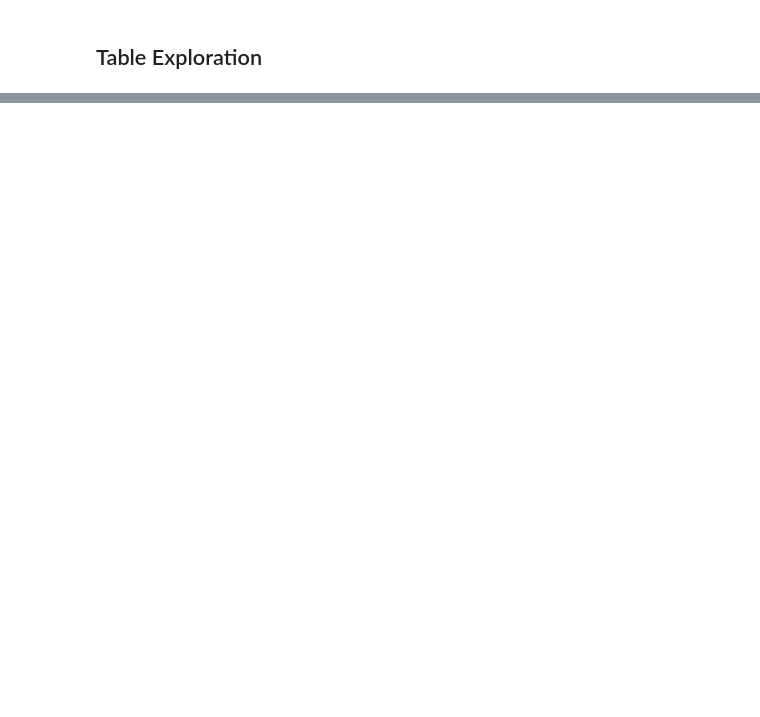
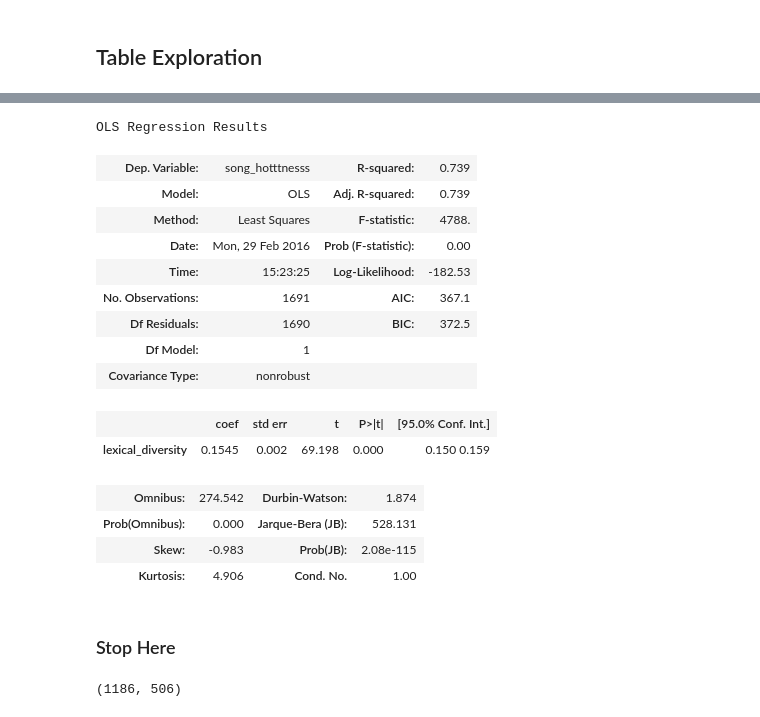
Before and after one commit to ezriah/MillionSongs, a Jupyter notebook: Lyrics-Lexical-Diversity.ipynb, the cells around one changed output, grey strips where cells are left out. Cells and saved outputs as stored; diff of their text form; code cells hidden in the pictures; blank space fills up the shorter version.

```diff
--- a/Lyrics-Lexical-Diversity.ipynb
+++ b/Lyrics-Lexical-Diversity.ipynb
@@ -223,0 +220,2 @@ df_lyrics[[2]]
+# %%
+df = df_hotness.merge(df_track_song, on='song_id')
@@ -223,0 +231,2 @@ df_lyrics[[2]]
+# %%
+df2 = df_diversity.merge(df, on='track_id')
@@ -223,0 +288,3 @@ df_lyrics[[2]]
+# %%
+df2 = df2[df2.song_hotttnesss.notnull()]
+len(df2)
@@ -223,0 +309,26 @@ df_lyrics[[2]]
+# %%
+x = df2.lexical_diversity[:-1]
+y = df2.song_hotttnesss[:-1]
+# %%
+model = sm.OLS(y, x)
+fit = model.fit()
+fit.summary()
+# %% [output]
+OLS Regression Results
+| Dep. Variable: | song_hotttnesss | R-squared: | 0.739 |
+| Model: | OLS | Adj. R-squared: | 0.739 |
+| Method: | Least Squares | F-statistic: | 4788. |
+| Date: | Mon, 29 Feb 2016 | Prob (F-statistic): | 0.00 |
+| Time: | 15:23:25 | Log-Likelihood: | -182.53 |
+| No. Observations: | 1691 | AIC: | 367.1 |
+| Df Residuals: | 1690 | BIC: | 372.5 |
+| Df Model: | 1 |  |  |
+| Covariance Type: | nonrobust |  |  |
+|  | coef | std err | t | P>|t| | [95.0% Conf. Int.] |
+| lexical_diversity | 0.1545 | 0.002 | 69.198 | 0.000 | 0.150 0.159 |
+| Omnibus: | 274.542 | Durbin-Watson: | 1.874 |
+| Prob(Omnibus): | 0.000 | Jarque-Bera (JB): | 528.131 |
+| Skew: | -0.983 | Prob(JB): | 2.08e-115 |
+| Kurtosis: | 4.906 | Cond. No. | 1.00 |
+# %% [markdown]
+### Stop Here
@@ -223,0 +340,4 @@ df_lyrics[[2]]
+# %%
+len(train), len(test)
+# %% [output]
+(1186, 506)
```
Also changed, not shown: parts of 94 cells of this notebook.
